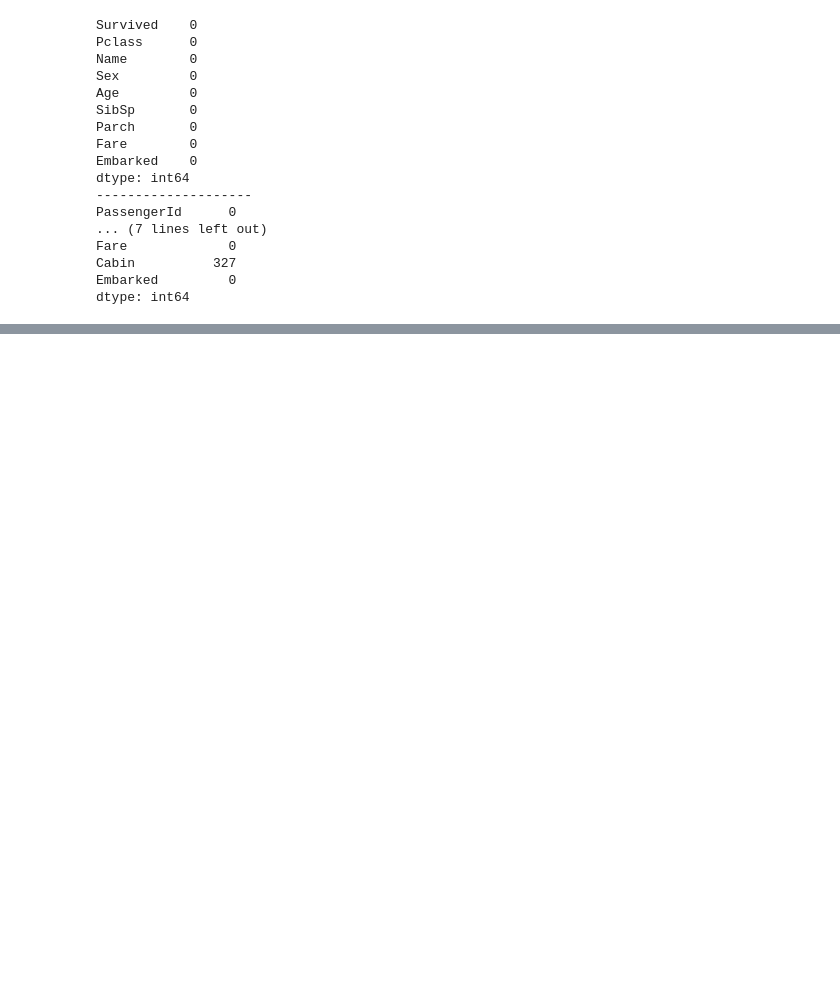
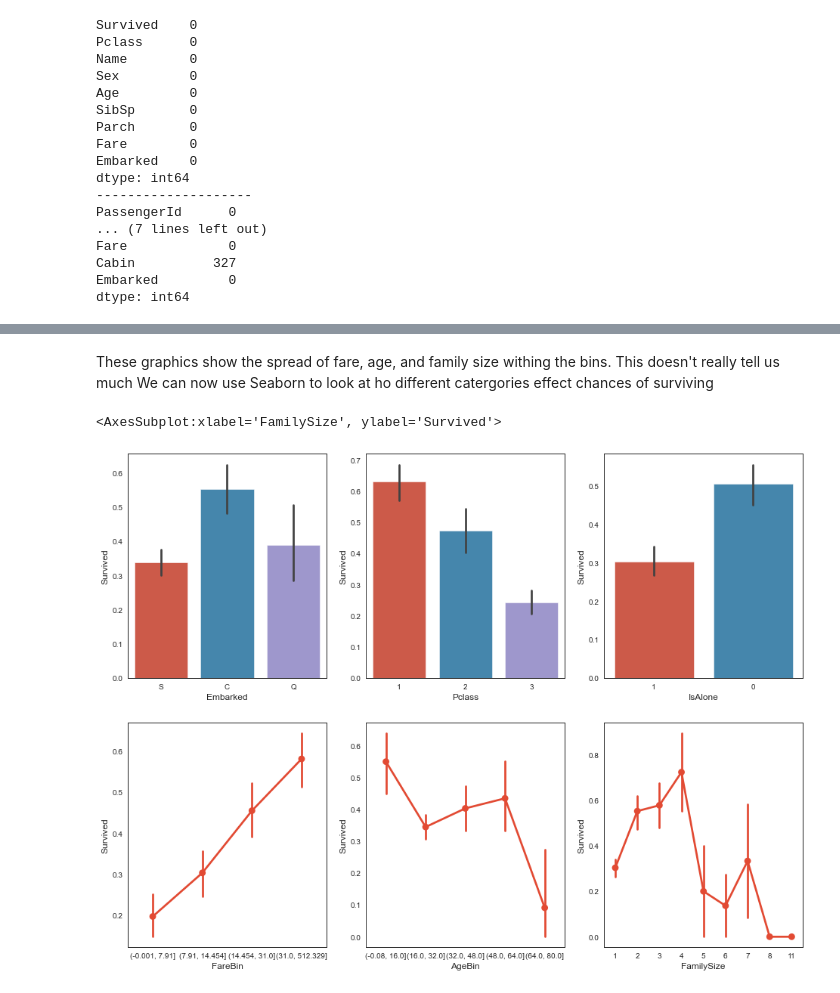
Before and after one commit to wjsavage/kaggle_titanic, a Jupyter notebook: titanic.ipynb, the cells around one changed output, grey strips where cells are left out. Drawn from its saved outputs; the diff is of its cells as text; code cells hidden in the pictures; blank space fills up the shorter version.

```diff
--- a/titanic.ipynb
+++ b/titanic.ipynb
@@ -175,0 +442,16 @@ dtype: int64
+# %% [markdown]
+These graphics show the spread of fare, age, and family size withing the bins. This doesn't really tell us much
+We can now use Seaborn to look at ho different catergories effect chances of surviving
+# %%
+fig, saxis = plt.subplots(2, 3,figsize=(16,12))
+
+sns.barplot(x = 'Embarked', y = 'Survived', data=data1, ax = saxis[0,0])
+sns.barplot(x = 'Pclass', y = 'Survived', order=[1,2,3], data=data1, ax = saxis[0,1])
+sns.barplot(x = 'IsAlone', y = 'Survived', order=[1,0], data=data1, ax = saxis[0,2])
+
+sns.pointplot(x = 'FareBin', y = 'Survived',  data=data1, ax = saxis[1,0])
+sns.pointplot(x = 'AgeBin', y = 'Survived',  data=data1, ax = saxis[1,1])
+sns.pointplot(x = 'FamilySize', y = 'Survived', data=data1, ax = saxis[1,2])
+# %% [output]
+<AxesSubplot:xlabel='FamilySize', ylabel='Survived'>
+[figure, added]
```
Also changed, not shown: parts of 20 cells of this notebook.
